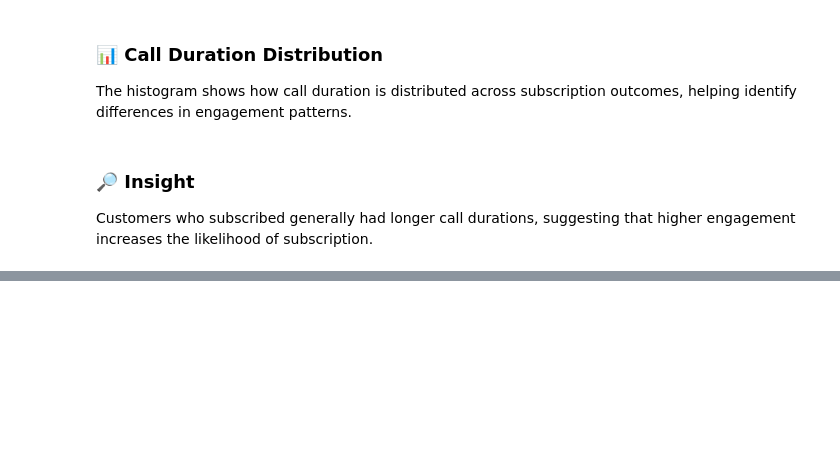
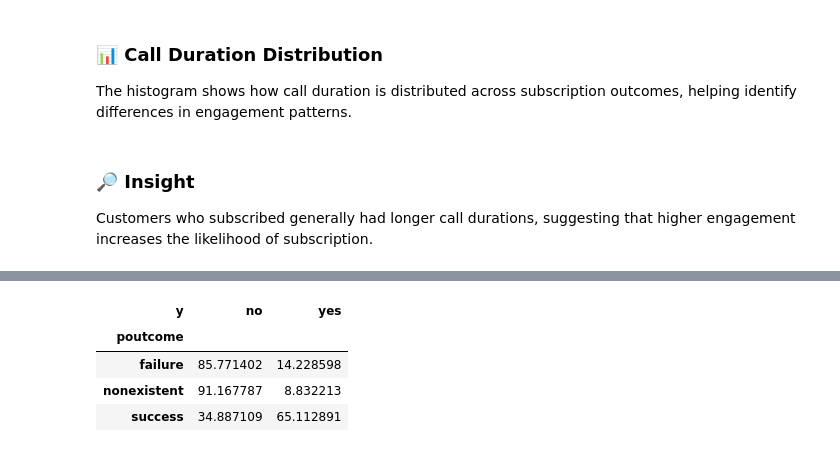
Before and after one commit to srikrishna725/data-analysis-portfolio, a Jupyter notebook: notebooks/analysis.ipynb, the cells around one changed output, grey strips where cells are left out. Saved outputs shown, nothing was run; the diff lists cells and outputs as text; code cells hidden in the pictures; blank space fills up the shorter version.

```diff
--- a/notebooks/analysis.ipynb
+++ b/notebooks/analysis.ipynb
@@ -176,0 +181,10 @@ Customers who subscribed generally had longer call durations, suggesting that hi
+# %%
+# Conversion rate by previous outcome
+poutcome_table = pd.crosstab(df['poutcome'], df['y'], normalize='index') * 100
+poutcome_table
+# %% [output]
+| y | no | yes |
+| poutcome |  |  |
+| failure | 85.771402 | 14.228598 |
+| nonexistent | 91.167787 | 8.832213 |
+| success | 34.887109 | 65.112891 |
```
Also changed, not shown: parts of 5 cells of this notebook.
